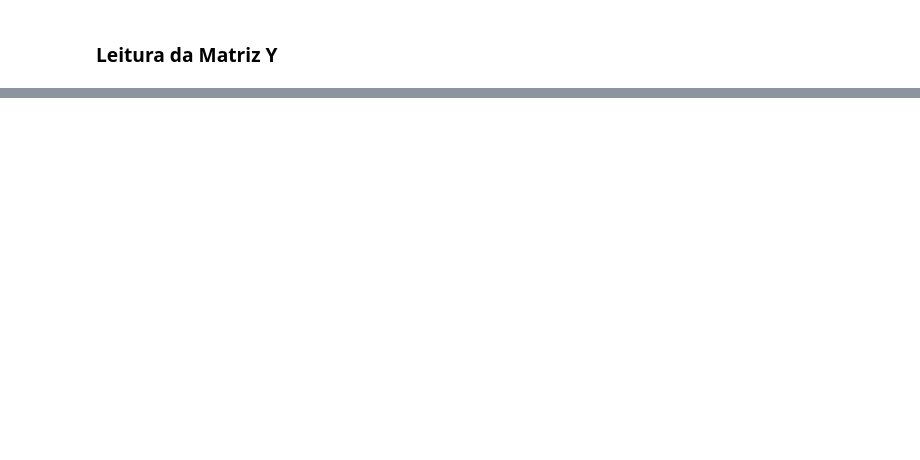
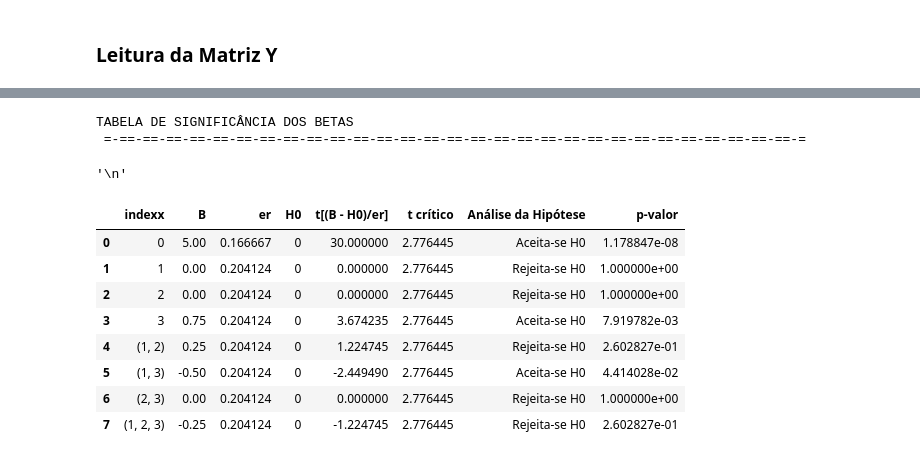
Before and after one commit to guisiq/PLAN.EX-main, a Jupyter notebook: planex.ipynb, the cells around one changed output, grey strips where cells are left out. Cells and saved outputs as stored; diff of their text form; code cells hidden in the pictures; blank space fills up the shorter version.

```diff
--- a/planex.ipynb
+++ b/planex.ipynb
@@ -232,12 +246,11 @@ array([[0.],
 # %% [markdown]
 ### Leitura da Matriz Y
 # %%
-maty = [[1.],[20.],[2.],[3.],[4.],[4.],[4.]]
+#maty = [[1.],[20.],[2.],[3.],[4.],[4.],[4.]]
 
-'''
+
 print('\n')
 for linha in range(0, linx):
     print("Insira o valor da linha", linha+1, "da Matriz Y: ")
     maty[linha][0] = input()
-'''
 # %% [output]
@@ -251,3 +273,21 @@ ValueError: matmul: Input operand 1 has a mismatch in its core dimension 0, with
 # %%
 # Cálculo dos Betas
 matbetas = np.matmul(matx_t_xinv, matx_t_y)
+# %%
+# display(matbetas)
+# display(matbetas.size)
+# display(combvariaveis)
+# display(combvariaveis[0] )
+# display(combvariaveis[1] )
+combvariaveis2 = list()
+for i in range(fatores+1):
+    combvariaveis2.append([i])
+
+for i in combvariaveis:
+    display(i)
+    display("====")
+    for e in i:
+        display(e)
+        combvariaveis2.append(e)
+# combvariaveis2.insert(combvariaveis[1])
+display(combvariaveis2)
@@ -281,33 +331,47 @@ tintervalo = t.interval(1 - alfa, linx - tam_matb)
 tcrit = tintervalo[1]
 
 t_pvalor_bc = []
 for i in range(tam_matb):
     if matb[i] >= 0:
         t_pvalor_bc.append(2 * t.sf(tcalc[i], tam_matb - 1))
     else:
         t_pvalor_bc.append(2 * t.cdf(tcalc[i], tam_matb - 1))
 
 t_aceitacao = []
 for i in range(tam_matb):
     if t_pvalor_bc[i] < alfa:
         t_aceitacao.append("Aceita-se H0")
     else:
         t_aceitacao.append("Rejeita-se H0")
 
 tab_signbeta = DataFrame(
     {
+        'indexx':combvariaveis2,
         'B   ': matb,
         'er   ': er,
         'H0': 0,
         '     t[(B - H0)/er]': tcalc,
         't crítico': tcrit,
         '  Análise da Hipótese': t_aceitacao,
         'p-valor': t_pvalor_bc
     }
 )
 
 print('\nTABELA DE SIGNIFICÂNCIA DOS BETAS\n', '=-=' * 30)
 display('\n', tab_signbeta)
+# %% [output]
+TABELA DE SIGNIFICÂNCIA DOS BETAS
+ =-==-==-==-==-==-==-==-==-==-==-==-==-==-==-==-==-==-==-==-==-==-==-==-==-==-==-==-==-==-=
+'\n'
+|  | indexx | B | er | H0 | t[(B - H0)/er] | t crítico | Análise da Hipótese | p-valor |
+| 0 | 0 | 5.00 | 0.166667 | 0 | 30.000000 | 2.776445 | Aceita-se H0 | 1.178847e-08 |
+| 1 | 1 | 0.00 | 0.204124 | 0 | 0.000000 | 2.776445 | Rejeita-se H0 | 1.000000e+00 |
+| 2 | 2 | 0.00 | 0.204124 | 0 | 0.000000 | 2.776445 | Rejeita-se H0 | 1.000000e+00 |
+| 3 | 3 | 0.75 | 0.204124 | 0 | 3.674235 | 2.776445 | Aceita-se H0 | 7.919782e-03 |
+| 4 | (1, 2) | 0.25 | 0.204124 | 0 | 1.224745 | 2.776445 | Rejeita-se H0 | 2.602827e-01 |
+| 5 | (1, 3) | -0.50 | 0.204124 | 0 | -2.449490 | 2.776445 | Aceita-se H0 | 4.414028e-02 |
+| 6 | (2, 3) | 0.00 | 0.204124 | 0 | 0.000000 | 2.776445 | Rejeita-se H0 | 1.000000e+00 |
+| 7 | (1, 2, 3) | -0.25 | 0.204124 | 0 | -1.224745 | 2.776445 | Rejeita-se H0 | 2.602827e-01 |
 # %%
 # Consideração dos Betas com Significância
 
```
Also changed, not shown: parts of 12 cells of this notebook, 3 other files.
